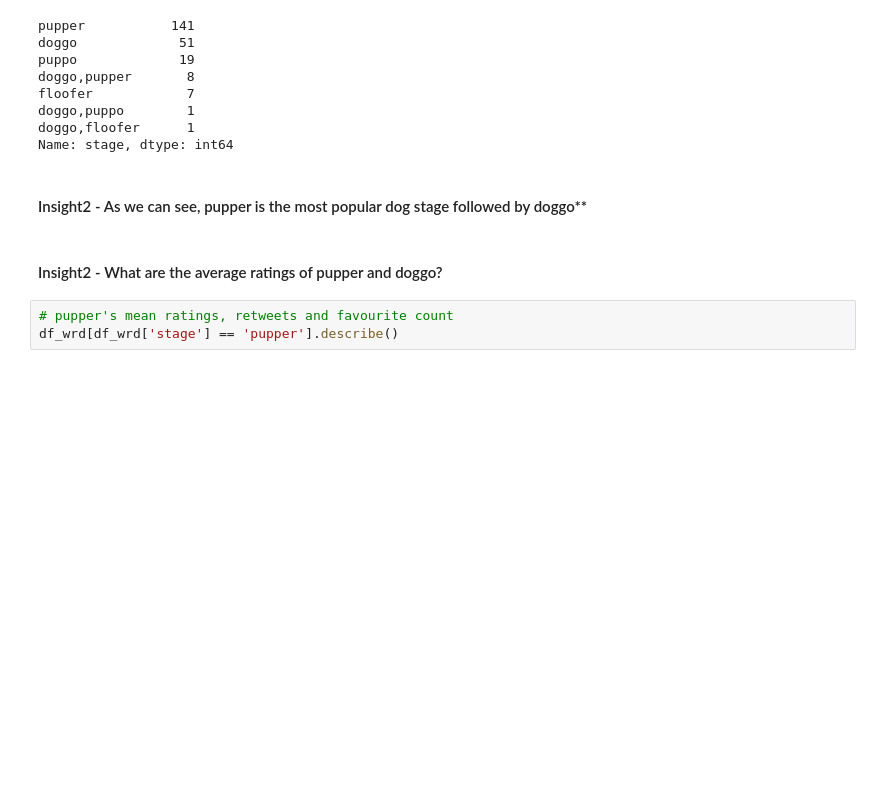
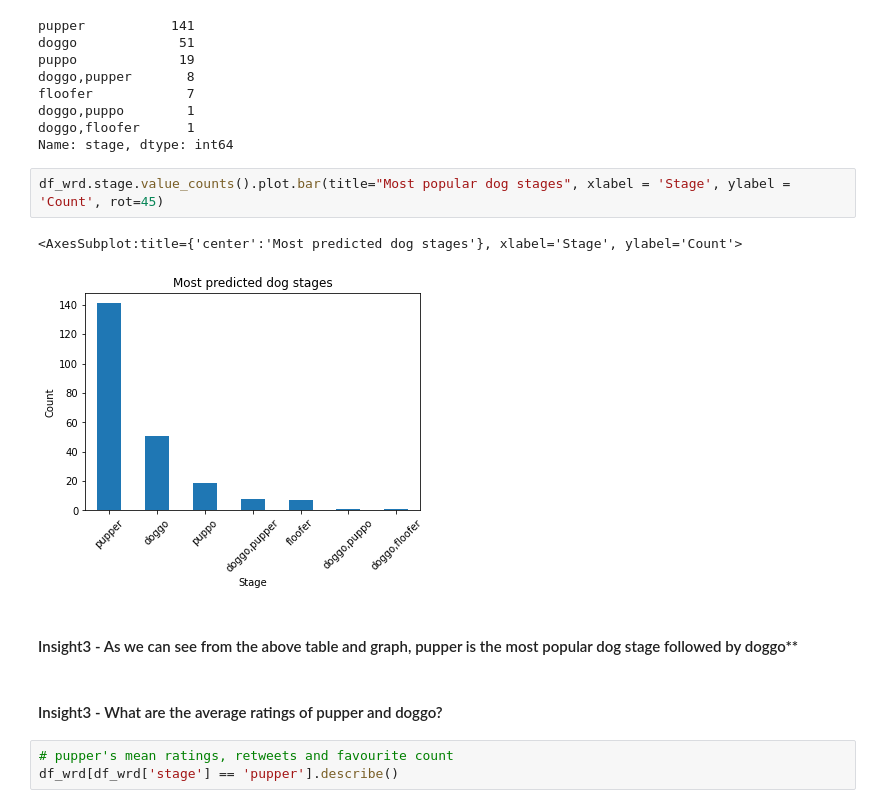
Before and after one commit to preaa/DataWrangling, a Jupyter notebook: Wrangle_act.ipynb, the cells around one changed output. Drawn from its saved outputs; the diff is of its cells as text; blank space fills up the shorter version.

```diff
--- a/Wrangle_act.ipynb
+++ b/Wrangle_act.ipynb
@@ -862,10 +866,15 @@ floofer            7
 doggo,puppo        1
 doggo,floofer      1
 Name: stage, dtype: int64
+# %%
+df_wrd.stage.value_counts().plot.bar(title="Most popular dog stages", xlabel = 'Stage', ylabel = 'Count', rot=45)
+# %% [output]
+<AxesSubplot:title={'center':'Most predicted dog stages'}, xlabel='Stage', ylabel='Count'>
+[figure, added]
 # %% [markdown]
-#### Insight2 - As we can see, pupper is the most popular dog stage followed by doggo**
+#### Insight3 - As we can see from the above table and graph, pupper is the most popular dog stage followed by doggo**
-# %% [markdown]
-#### Insight2  - What are the average ratings of pupper and doggo?
+# %% [markdown]
+#### Insight3  - What are the average ratings of pupper and doggo?
 # %%
 # pupper's mean ratings, retweets and favourite count
 df_wrd[df_wrd['stage'] == 'pupper'].describe()
```
Also changed, not shown: parts of 38 cells of this notebook, 3 other files.
